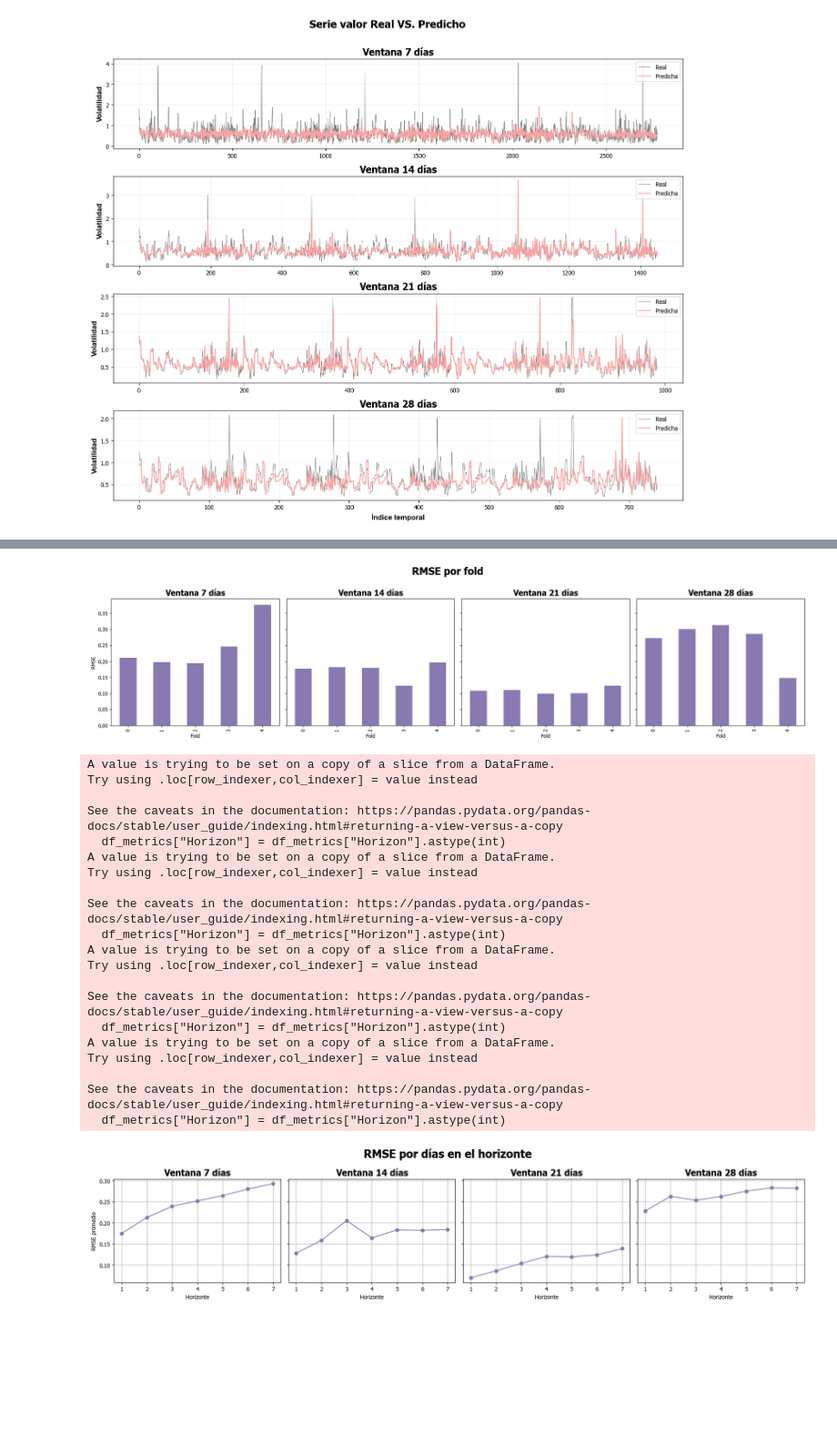
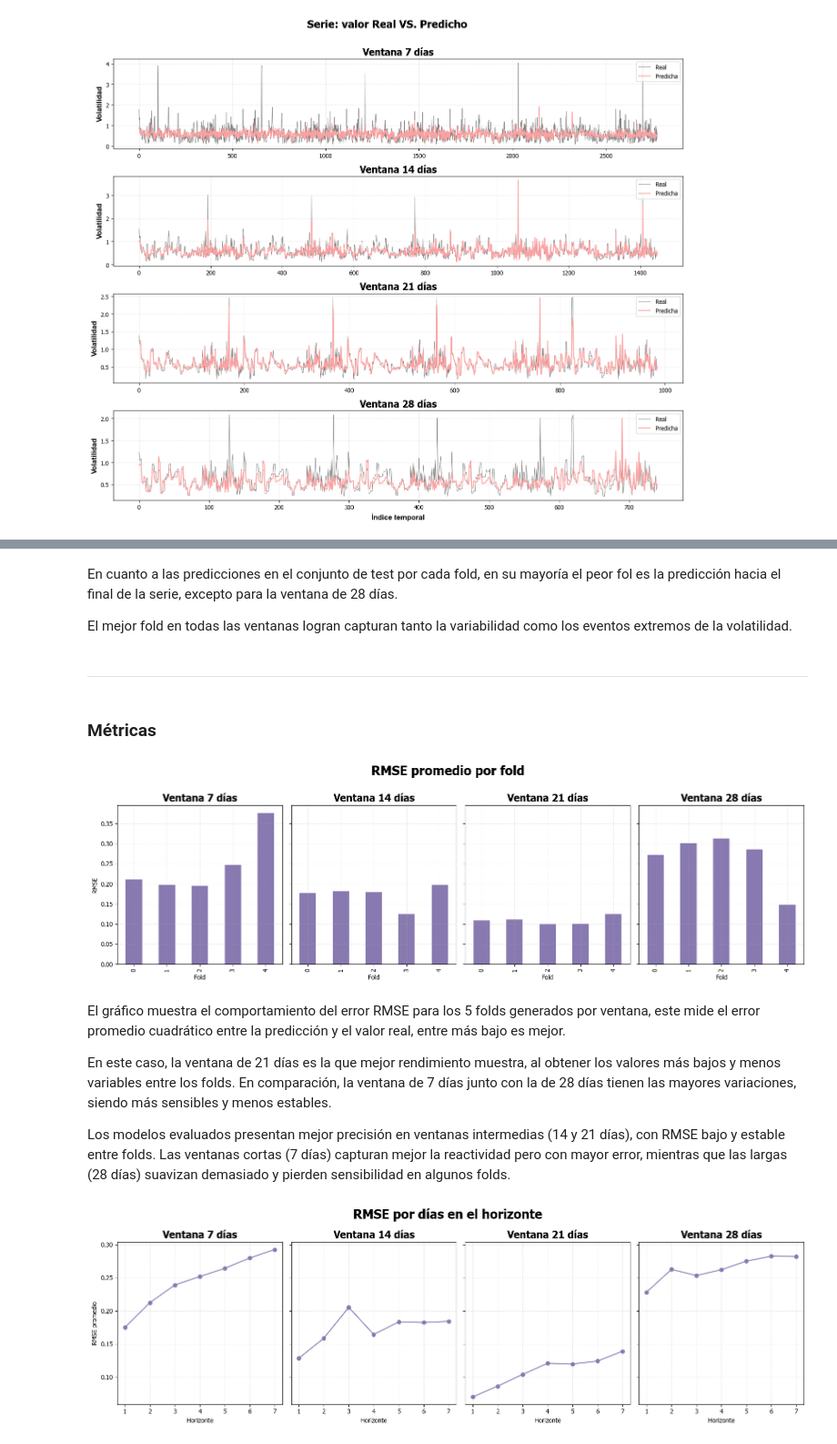
Before and after one commit to Darally06/Predictor_VOL_BTC, a Jupyter notebook: notebooks/3_modelo.ipynb, the cells around one changed output, grey strips where cells are left out. Shown at 91% size. Saved outputs shown, nothing was run; the diff lists cells and outputs as text; code cells hidden in the pictures; blank space fills up the shorter version.

```diff
--- a/notebooks/3_modelo.ipynb
+++ b/notebooks/3_modelo.ipynb
@@ -390,7 +448,7 @@ plt.show()
 # %%
 # [Gráfico] Volatilidad por ventana por split
 
-fig, axes = plt.subplots(ncols=len(WINDOW_SIZES), nrows=1, figsize=(7 * len(WINDOW_SIZES), 6))
+fig, axes = plt.subplots(ncols=len(WINDOW_SIZES), nrows=1, figsize=(16,5))
 
 # Si solo hay una ventana, axes no es iterable
 if len(WINDOW_SIZES) == 1:
@@ -415,19 +473,19 @@ for i, ventana in enumerate(WINDOW_SIZES):
 
     # Graficar en subplot correspondiente
     ax = axes[i]
-    ax.boxplot(data, labels=etiquetas, patch_artist=True,
+    ax.boxplot(data, tick_labels=etiquetas, patch_artist=True,
                boxprops=dict(facecolor='#FBA1A1', color='#FBA1A1'),
                medianprops=dict(color='yellow'),
                whiskerprops=dict(color='gray'),
                capprops=dict(color='gray'),
                flierprops=dict(marker='o', markerfacecolor='pink', markersize=2))
 
-    ax.set_title(f'Ventana {ventana} días',
-                 fontsize=14, fontweight='bold', fontname='Arial')
+    ax.set_title(f'Ventana {ventana} días')
     if i == 0:
-        ax.set_ylabel('Volatilidad predicha', fontsize=12, fontweight='bold', fontname='Arial')
+        ax.set_ylabel('Volatilidad', fontsize=12, fontweight='bold', fontname='Arial')
+    ax.set_xlabel('Conjunto', fontsize=12, fontweight='bold', fontname='Arial')
     ax.grid(True, linestyle='--', alpha=0.3)
-fig.suptitle('Distribución de la predicción por split', fontsize=16, fontweight='bold', fontname='Tahoma')
+fig.suptitle('Distribución de la predicción por split', fontsize=18, fontweight='bold', fontname='Tahoma')
 plt.tight_layout(rect=[0, 0, 1, 0.97])
 plt.savefig(f"figs/Dist_{objetivo}_each_split_by_window.png", dpi=300, bbox_inches="tight")
 plt.show()
@@ -439,7 +500,7 @@ Para el último día de la predicción
 # %%
 # [Gráfico] Serie de valor real por split
 
-fig, axes = plt.subplots(nrows=len(WINDOW_SIZES), ncols=1, figsize=(16, 5 * len(WINDOW_SIZES)))
+fig, axes = plt.subplots(nrows=len(WINDOW_SIZES), ncols=1, figsize=(14,12))
 
 if len(WINDOW_SIZES) == 1:
     axes = [axes]
@@ -476,7 +537,7 @@ for i, ventana in enumerate(WINDOW_SIZES):
     ax.grid(True, linestyle='--', alpha=0.3)
 
 fig.legend(handles, labels, title='Conjunto')
-fig.suptitle('Serie valor real por split', fontsize=20, fontweight='bold', fontname='Tahoma')
+fig.suptitle('Serie: Valor real por split', fontsize=18, fontweight='bold', fontname='Tahoma')
 plt.tight_layout(rect=[0, 0, 1, 0.97])
 plt.savefig(f"figs/Serie_Valor_real_por_split.png", dpi=300, bbox_inches="tight")
 plt.show()
@@ -532,7 +605,7 @@ plt.show()
 # [Gráfico] Mejor - Media - Peor fold de predicción
 
 # Crear figura con subplots en una sola columna
-fig, axes = plt.subplots(nrows=len(WINDOW_SIZES), ncols=1, figsize=(16, 5 * len(WINDOW_SIZES)))
+fig, axes = plt.subplots(nrows=len(WINDOW_SIZES), ncols=1, figsize=(14,12))
 
 # Asegurar que axes sea iterable
 if len(WINDOW_SIZES) == 1:
@@ -591,7 +664,7 @@ for i, ventana in enumerate(WINDOW_SIZES):
     ax.legend(loc='upper right')
     ax.grid(True, linestyle='--', alpha=0.3)
 
-fig.suptitle('Serie Mejor - Medio - Peor Test predicho', fontsize=20, fontweight='bold', fontname='Tahoma')
+fig.suptitle('Serie Mejor - Medio - Peor Test predicho', fontsize=18, fontweight='bold', fontname='Tahoma')
 plt.tight_layout(rect=[0, 0, 1, 0.97])
 plt.savefig(f"figs/Serie_MMP_test_predicho.png", dpi=300, bbox_inches="tight")
 plt.show()
@@ -600,5 +673,14 @@ plt.show()
+# %% [markdown]
+En cuanto a las predicciones en el conjunto de test por cada fold, en su mayoría el peor fol es la predicción hacia el final de la serie, excepto para la ventana de 28 días.
+
+El mejor fold en todas las ventanas logran capturan tanto la variabilidad como los eventos extremos de la volatilidad.
+# %% [markdown]
+_______________
+# %% [markdown]
+### Métricas
 # %%
-fig, axes = plt.subplots(1, len(WINDOW_SIZES), figsize=(5*len(WINDOW_SIZES), 5), sharey=True)
+# [Gráfico] RMSE promedio por fold
+fig, axes = plt.subplots(1, len(WINDOW_SIZES), figsize=(16, 5), sharey=True)
 
 if len(WINDOW_SIZES) == 1:
     axes = [axes]
@@ -615,63 +697,53 @@ for i, window_size in enumerate(WINDOW_SIZES):
     axes[i].set_title(f"Ventana {window_size} días")
     axes[i].set_ylabel("RMSE" if i == 0 else "")
     axes[i].set_xlabel("Fold")
+    axes[i].grid(True, linestyle='--', alpha=0.3)
 
-fig.suptitle(f"RMSE por fold", fontsize=20, fontweight='bold', fontname='Tahoma')
+fig.suptitle(f"RMSE promedio por fold", fontsize=20, fontweight='bold', fontname='Tahoma')
 plt.tight_layout(rect=[0, 0, 1, 0.97])
 plt.savefig(f"figs/{objetivo}_RMSE_promedio_folds.png", dpi=300, bbox_inches="tight")
 plt.show()
 # %% [output]
-[figure, old version]
+[figure, new version]
+# %% [markdown]
+El gráfico muestra el comportamiento del error RMSE para los 5 folds generados por ventana, este mide el error promedio cuadrático entre la predicción y el valor real, entre más bajo es mejor.
+
+En este caso, la ventana de 21 días es la que mejor rendimiento muestra, al obtener los valores más bajos y menos variables entre los folds. En comparación, la ventana de 7 días junto con la de 28 días tienen las mayores variaciones, siendo más sensibles y menos estables.
+
+Los modelos evaluados presentan mejor precisión en ventanas intermedias (14 y 21 días), con RMSE bajo y estable entre folds. Las ventanas cortas (7 días) capturan mejor la reactividad pero con mayor error, mientras que las largas (28 días) suavizan demasiado y pierden sensibilidad en algunos folds.
 # %%
-fig, axes = plt.subplots(1, len(WINDOW_SIZES), figsize=(18, 4), sharey=True)
+# [Gráfico] RMSE por días en el horizonte
+fig, axes = plt.subplots(1, len(WINDOW_SIZES), figsize=(16, 5), sharey=True)
 
 for ax, window_size in zip(axes, WINDOW_SIZES):
 
     df_metrics = results[window_size]["metrics"]
+    df_metrics = df_metrics.copy()
 
     # Filtrar horizontes numéricos
     df_metrics = df_metrics[pd.to_numeric(df_metrics["Horizon"], errors="coerce").notna()]
     df_metrics["Horizon"] = df_metrics["Horizon"].astype(int)
 
     # Promedio por horizonte
     df_summary = (
         df_metrics.groupby("Horizon")["RMSE"]
         .mean()
         .reset_index()
     )
 
     # Graficar
     ax.plot(df_summary["Horizon"], df_summary["RMSE"], marker="o", color='#8879B0')
     ax.set_title(f"Ventana {window_size} días")
     ax.set_xlabel("Horizonte")
-    ax.grid(True)
+    ax.grid(True, linestyle='--', alpha=0.3)
 
 # Eje Y compartido
 axes[0].set_ylabel("RMSE promedio")
+
 
 fig.suptitle(f"RMSE por días en el horizonte", fontsize=20, fontweight='bold', fontname='Tahoma')
 plt.tight_layout()
 plt.savefig(f"figs/{objetivo}_RMSE_promedio_horizontes.png", dpi=300, bbox_inches="tight")
 plt.show()
 # %% [output]
-A value is trying to be set on a copy of a slice from a DataFrame.
-Try using .loc[row_indexer,col_indexer] = value instead
-
-See the caveats in the documentation: https://pandas.pydata.org/pandas-docs/stable/user_guide/indexing.html#returning-a-view-versus-a-copy
-  df_metrics["Horizon"] = df_metrics["Horizon"].astype(int)
-A value is trying to be set on a copy of a slice from a DataFrame.
-Try using .loc[row_indexer,col_indexer] = value instead
-
-See the caveats in the documentation: https://pandas.pydata.org/pandas-docs/stable/user_guide/indexing.html#returning-a-view-versus-a-copy
-  df_metrics["Horizon"] = df_metrics["Horizon"].astype(int)
-A value is trying to be set on a copy of a slice from a DataFrame.
-Try using .loc[row_indexer,col_indexer] = value instead
-
-See the caveats in the documentation: https://pandas.pydata.org/pandas-docs/stable/user_guide/indexing.html#returning-a-view-versus-a-copy
-  df_metrics["Horizon"] = df_metrics["Horizon"].astype(int)
-A value is trying to be set on a copy of a slice from a DataFrame.
-Try using .loc[row_indexer,col_indexer] = value instead
-
-See the caveats in the documentation: https://pandas.pydata.org/pandas-docs/stable/user_guide/indexing.html#returning-a-view-versus-a-copy
-  df_metrics["Horizon"] = df_metrics["Horizon"].astype(int)
-[figure, old version]
+[figure, new version]
```
Also changed, not shown: parts of 35 cells of this notebook, 11 other files.
